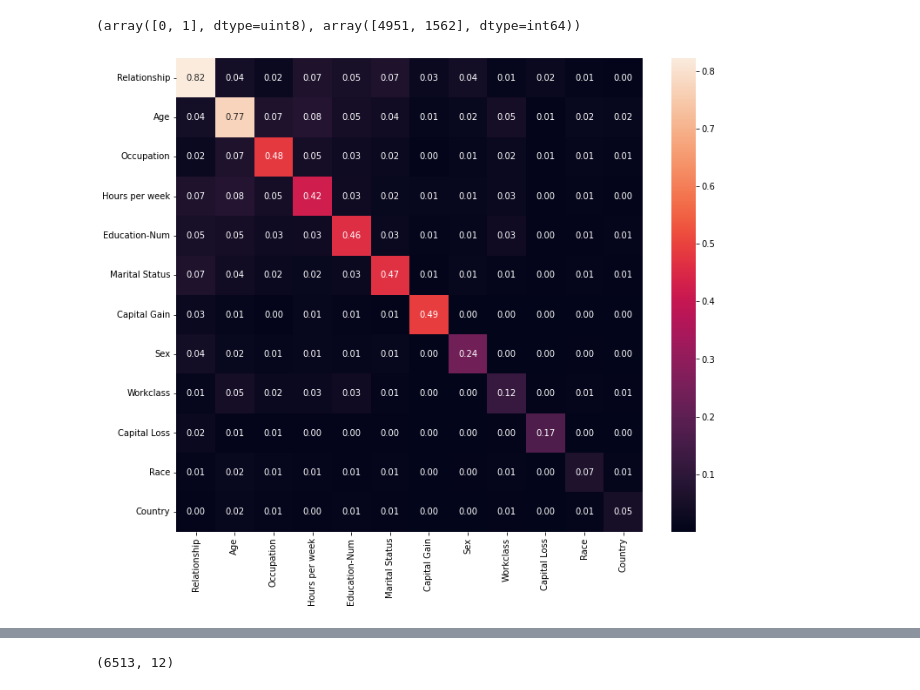
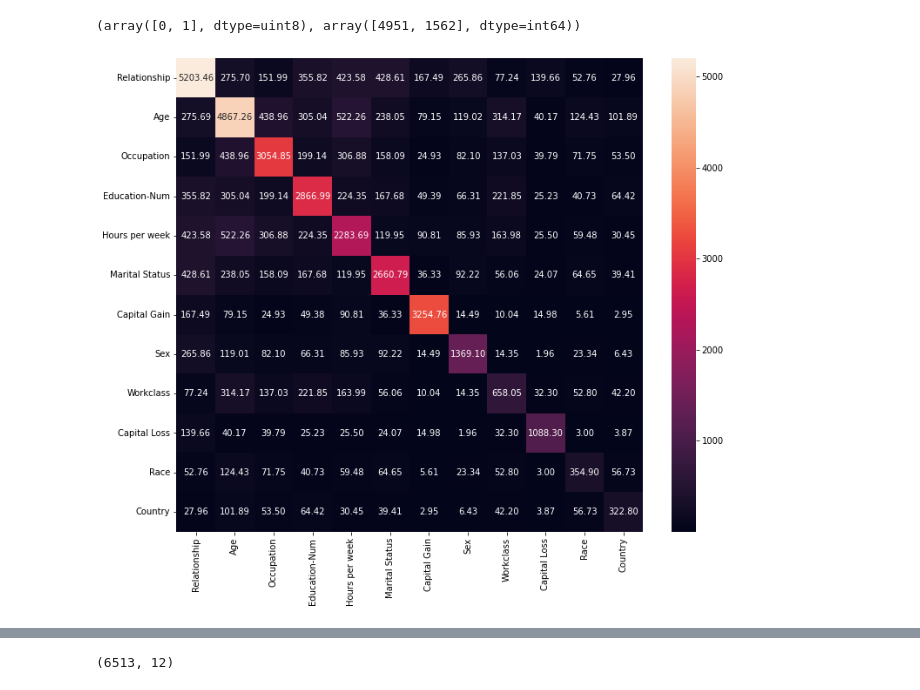
Before and after one commit to simonjisu/XAI2022Spring, a Jupyter notebook: notebooks/TestNotebook.ipynb, the cells around one changed output, grey strips where cells are left out. Saved outputs shown, nothing was run; the diff lists cells and outputs as text; code cells hidden in the pictures.

```diff
--- a/notebooks/TestNotebook.ipynb
+++ b/notebooks/TestNotebook.ipynb
@@ -370,18 +139,12 @@ print(np.unique(y_test, return_counts=True))
 # %%
 fig, ax = plt.subplots(1, 1, figsize=(12, 10))
 
 siv = shap_interaction_values.copy()
-for i in range(len(siv)):
-    siv[i][np.diag_indices(12, ndim=2)] = 0.0
-
-r, c = np.diag_indices(12)
-siv[:, r, c] = shap_values
-
 # due to calcuate absolute value, it can only measure the magnitude not the directions
 tmp = np.abs(siv).sum(0)
 inds = np.argsort(-tmp.sum(0))[:50]
 tmp2 = tmp[inds,:][:,inds]
-sns.heatmap(data=pd.DataFrame(tmp2/len(siv), index=X_test.columns[inds], columns=X_test.columns[inds]), annot=True, fmt='.2f', ax=ax)
+sns.heatmap(data=pd.DataFrame(tmp2, index=X_test.columns[inds], columns=X_test.columns[inds]), annot=True, fmt='.2f', ax=ax)
 plt.show()
 # %% [output]
-[figure, old version]
+[figure, new version]
```
Also changed, not shown: parts of 56 cells of this notebook.
